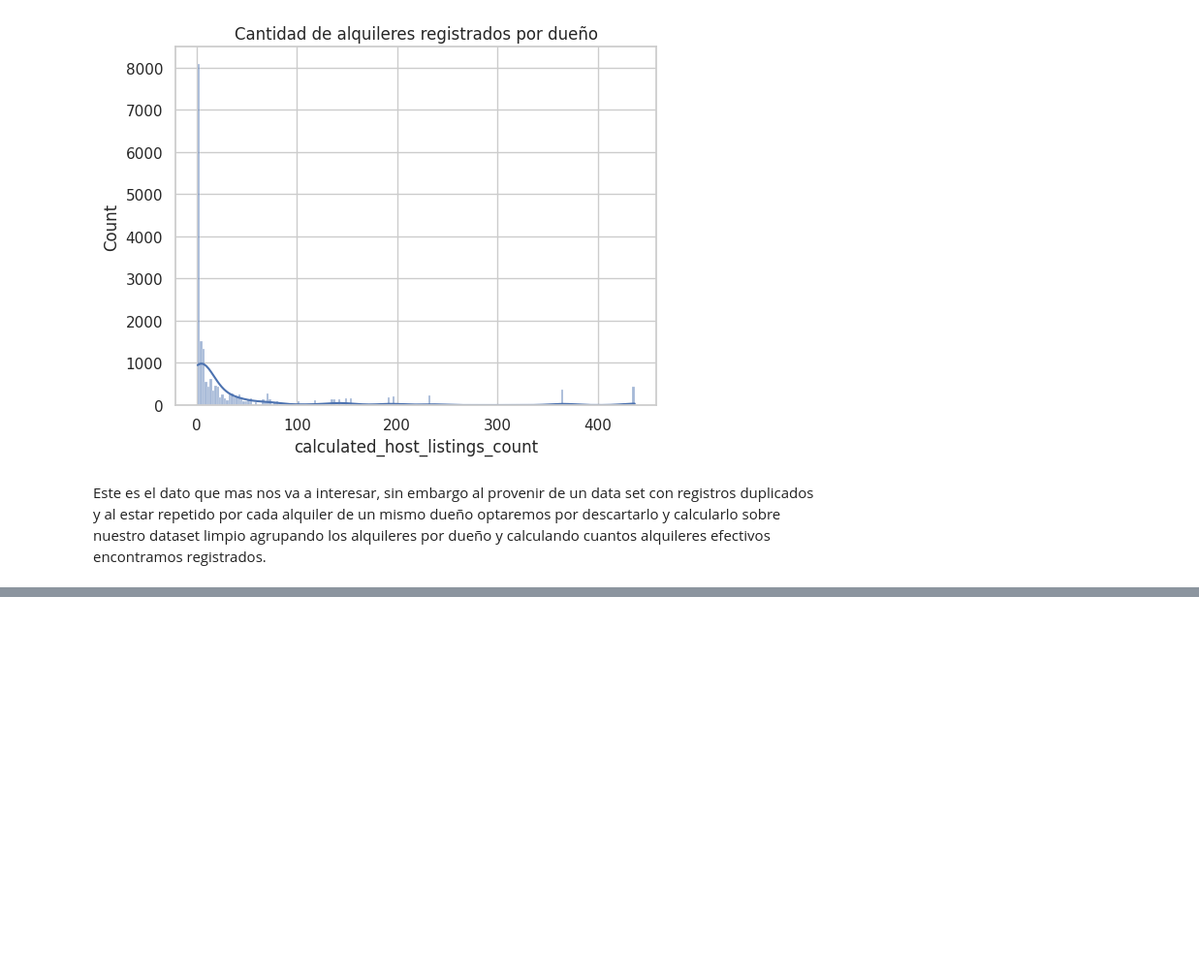
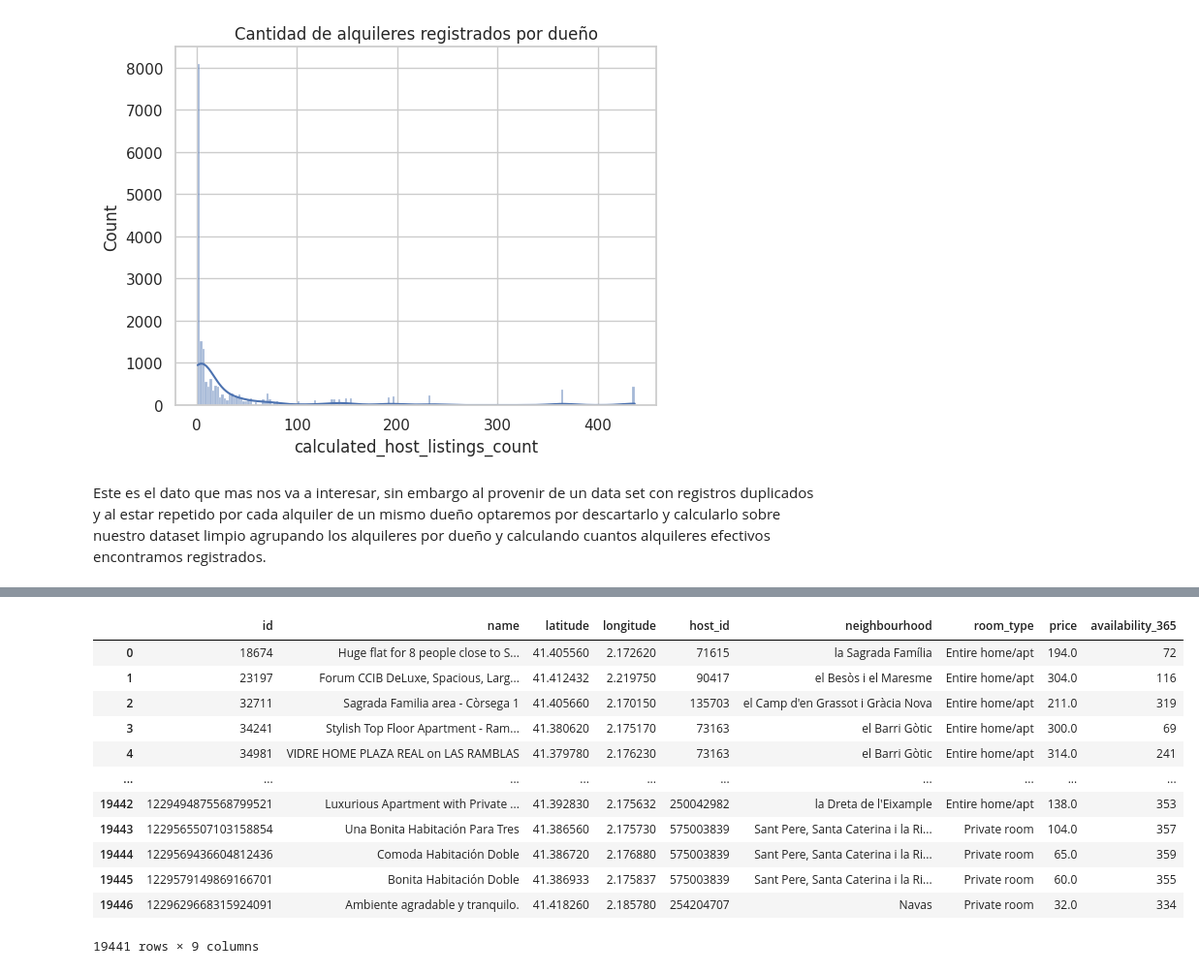
Before and after one commit to anarod13/airbnb-ownerships, a Jupyter notebook: barcelona.ipynb, the cells around one changed output, grey strips where cells are left out. Shown: that part at 97% size. Drawn from its saved outputs; the diff is of its cells as text; code cells hidden in the pictures; blank space fills up the shorter version.

```diff
--- a/barcelona.ipynb
+++ b/barcelona.ipynb
@@ -482,3 +452,5 @@ Text(0.5, 1.0, 'Cantidad de alquileres registrados por dueño')
 [figure]
 # %% [markdown]
 Este es el dato que mas nos va a interesar, sin embargo al provenir de un data set con registros duplicados y al estar repetido por cada alquiler de un mismo dueño optaremos por descartarlo y calcularlo sobre nuestro dataset limpio agrupando los alquileres por dueño y calculando cuantos alquileres efectivos encontramos registrados.
+# %%
+barcelona.drop(columns=['calculated_host_listings_count'], inplace=True)
@@ -484,0 +482,17 @@ Este es el dato que mas nos va a interesar, sin embargo al provenir de un data s
+# %%
+properties = barcelona[['id', 'name', 'latitude', 'longitude', 'host_id', 'neighbourhood', 'room_type', 'price', 'availability_365']]
+properties
+# %% [output]
+|  | id | name | latitude | longitude | host_id | neighbourhood | room_type | price | availability_365 |
+| 0 | 18674 | Huge flat for 8 people close to S... | 41.405560 | 2.172620 | 71615 | la Sagrada Família | Entire home/apt | 194.0 | 72 |
+| 1 | 23197 | Forum CCIB DeLuxe, Spacious, Larg... | 41.412432 | 2.219750 | 90417 | el Besòs i el Maresme | Entire home/apt | 304.0 | 116 |
+| 2 | 32711 | Sagrada Familia area - Còrsega 1 | 41.405660 | 2.170150 | 135703 | el Camp d'en Grassot i Gràcia Nova | Entire home/apt | 211.0 | 319 |
+| 3 | 34241 | Stylish Top Floor Apartment - Ram... | 41.380620 | 2.175170 | 73163 | el Barri Gòtic | Entire home/apt | 300.0 | 69 |
+| 4 | 34981 | VIDRE HOME PLAZA REAL on LAS RAMBLAS | 41.379780 | 2.176230 | 73163 | el Barri Gòtic | Entire home/apt | 314.0 | 241 |
+| ... | ... | ... | ... | ... | ... | ... | ... | ... | ... |
+| 19442 | 1229494875568799521 | Luxurious Apartment with Private ... | 41.392830 | 2.175632 | 250042982 | la Dreta de l'Eixample | Entire home/apt | 138.0 | 353 |
+| 19443 | 1229565507103158854 | Una Bonita Habitación Para Tres | 41.386560 | 2.175730 | 575003839 | Sant Pere, Santa Caterina i la Ri... | Private room | 104.0 | 357 |
+| 19444 | 1229569436604812436 | Comoda Habitación Doble | 41.386720 | 2.176880 | 575003839 | Sant Pere, Santa Caterina i la Ri... | Private room | 65.0 | 359 |
+| 19445 | 1229579149869166701 | Bonita Habitación Doble | 41.386933 | 2.175837 | 575003839 | Sant Pere, Santa Caterina i la Ri... | Private room | 60.0 | 355 |
+| 19446 | 1229629668315924091 | Ambiente agradable y tranquilo. | 41.418260 | 2.185780 | 254204707 | Navas | Private room | 32.0 | 334 |
+19441 rows × 9 columns
```
Also changed, not shown: parts of 33 cells of this notebook, 6 other files.
